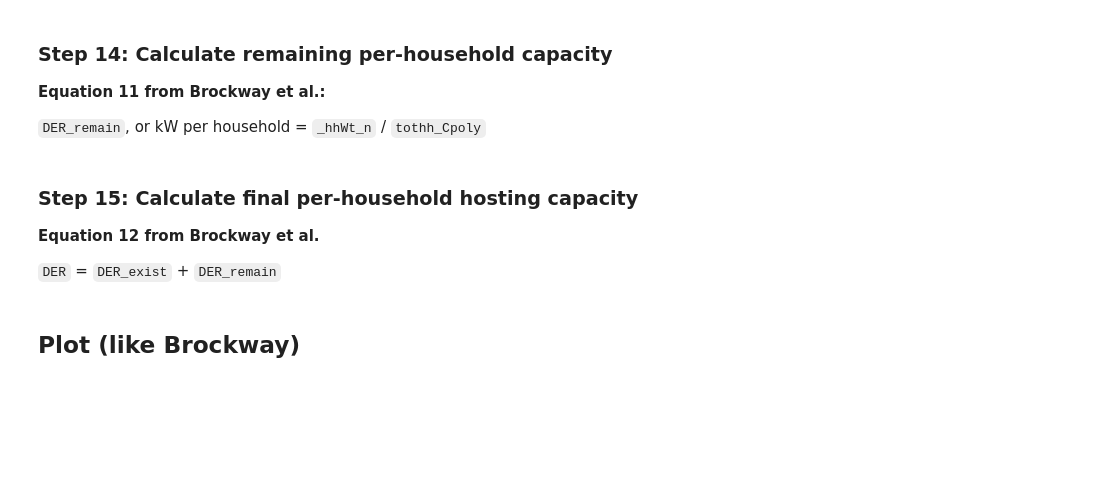
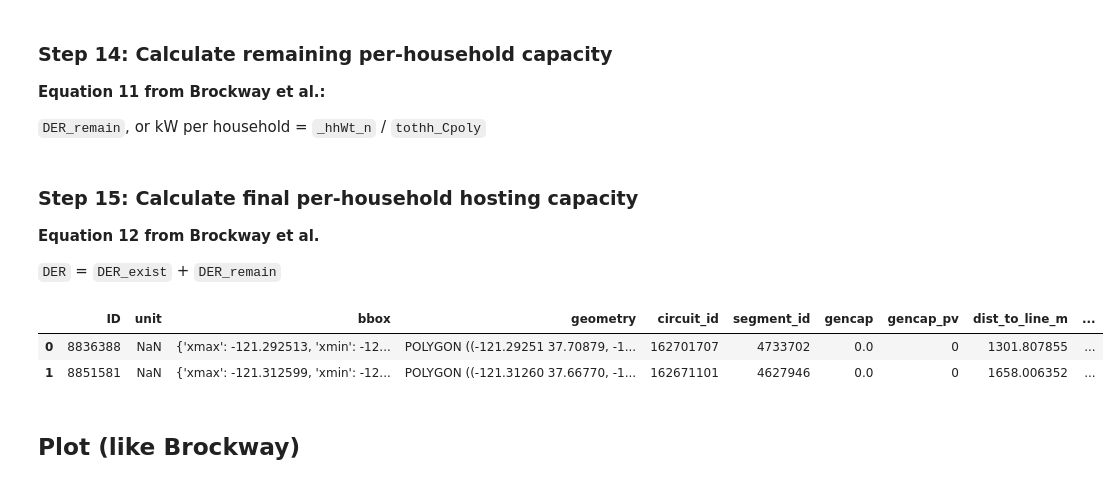
Before and after one commit to sofiiir/hosting-capacity-calculation, a Jupyter notebook: pge_brockway_check.ipynb, the cells around one changed output. Cells and saved outputs as stored; diff of their text form; code cells hidden in the pictures; blank space fills up the shorter version.

```diff
--- a/pge_brockway_check.ipynb
+++ b/pge_brockway_check.ipynb
@@ -228,7 +239,7 @@ home_count_seg = pge_buildings_linked.groupby('segment_id').sum('unit')
 home_count_seg = home_count_seg['unit'].rename('home_count_seg')
 
 # join with original df based on line segment
-pge_buildings_linked = apge_buildings_linked.merge(
+pge_buildings_linked = pge_buildings_linked.merge(
     home_count_seg,
     on = "segment_id")
 # %% [markdown]
@@ -366,13 +377,19 @@ pge_buildings_linked['DER_remain'] = pge_buildings_linked['_hhWt_n'] / pge_build
 `DER` = `DER_exist` + `DER_remain`
 # %%
 pge_buildings_linked_clean = pge_buildings_linked[['ID', 'unit', 'bbox', 'geometry', # columns used in analysis
-                                                                        'circuit_id', 'segment_id', 'GenCapacit',
+                                                                        'circuit_id', 'segment_id', 'gencap', "gencap_pv",
                                                                         'dist_to_line_m','GEOID_right',
 
                                                                         # columns created for analysis
                                                                         'length_m', 'units_by_tract', 'max_gen', 'total_feeder_length', 'perc_length',
                                                                         'home_count_seg', 'home_count_circuit', 'perc_homes',
                                                                         'tothh_Cpoly', 'DER_max_Cpoly', '_hhWt', '_hhWt_n', 'DER_remain']]
+# %%
+pge_buildings_linked_clean.head(2)
+# %% [output]
+|  | ID | unit | bbox | geometry | circuit_id | segment_id | gencap | gencap_pv | dist_to_line_m | ... |
+| 0 | 8836388 | NaN | {'xmax': -121.292513, 'xmin': -12... | POLYGON ((-121.29251 37.70879, -1... | 162701707 | 4733702 | 0.0 | 0 | 1301.807855 | ... |
+| 1 | 8851581 | NaN | {'xmax': -121.312599, 'xmin': -12... | POLYGON ((-121.31260 37.66770, -1... | 162671101 | 4627946 | 0.0 | 0 | 1658.006352 | ... |
 # %% [markdown]
 ## Plot (like Brockway)
 # %%
```
Also changed, not shown: parts of 5 cells of this notebook.
